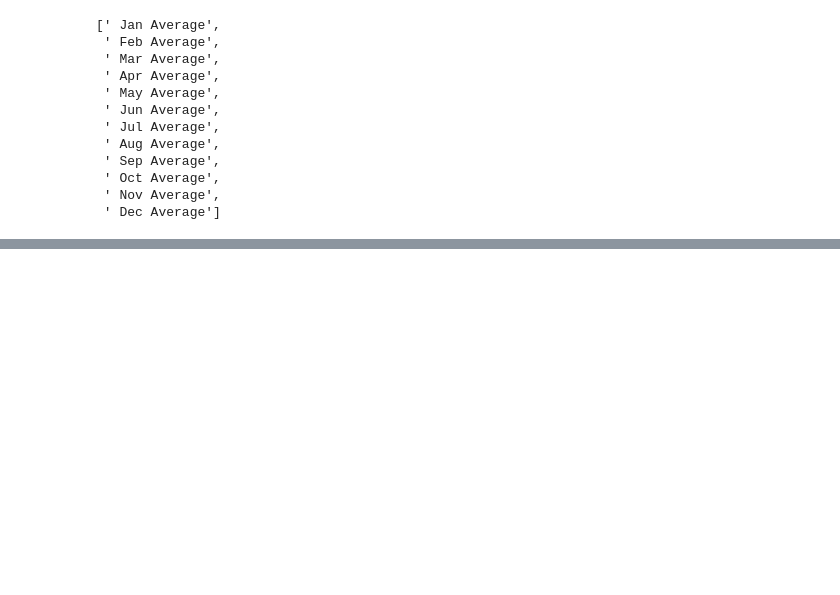
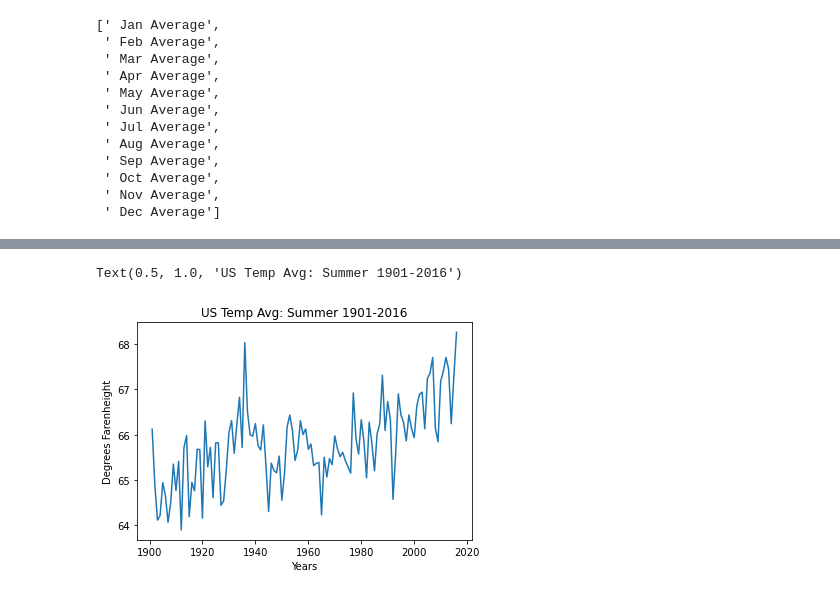
Before and after one commit to erinmann12/climate-project, a Jupyter notebook: Jon_Notebook.ipynb, the cells around one changed output, grey strips where cells are left out. Cells and saved outputs as stored; diff of their text form; code cells hidden in the pictures; blank space fills up the shorter version.

```diff
--- a/Jon_Notebook.ipynb
+++ b/Jon_Notebook.ipynb
@@ -234,0 +327,28 @@ NameError: name 'avg_temp_year' is not defined
+# %%
+#get db for only summer data
+
+avg_temp_summer = avg_temp_seasons.loc[avg_temp_seasons['Seasons'] =='3']
+
+avg_temp_summer
+
+
+#plot summer data
+
+temp_group_summer = avg_temp_summer.groupby("Year")
+
+temp_group_summer = temp_group_summer["Temp F"].mean()
+
+temp_group_summer=pd.DataFrame(temp_group_summer)
+
+temp_group_summer
+
+
+
+plt.plot(years, temp_group_summer)
+
+plt.xlabel("Years")
+plt.ylabel("Degrees Farenheight")
+plt.title("US Temp Avg: Summer 1901-2016")
+# %% [output]
+Text(0.5, 1.0, 'US Temp Avg: Summer 1901-2016')
+[figure, added]
```
Also changed, not shown: parts of 8 cells of this notebook.
